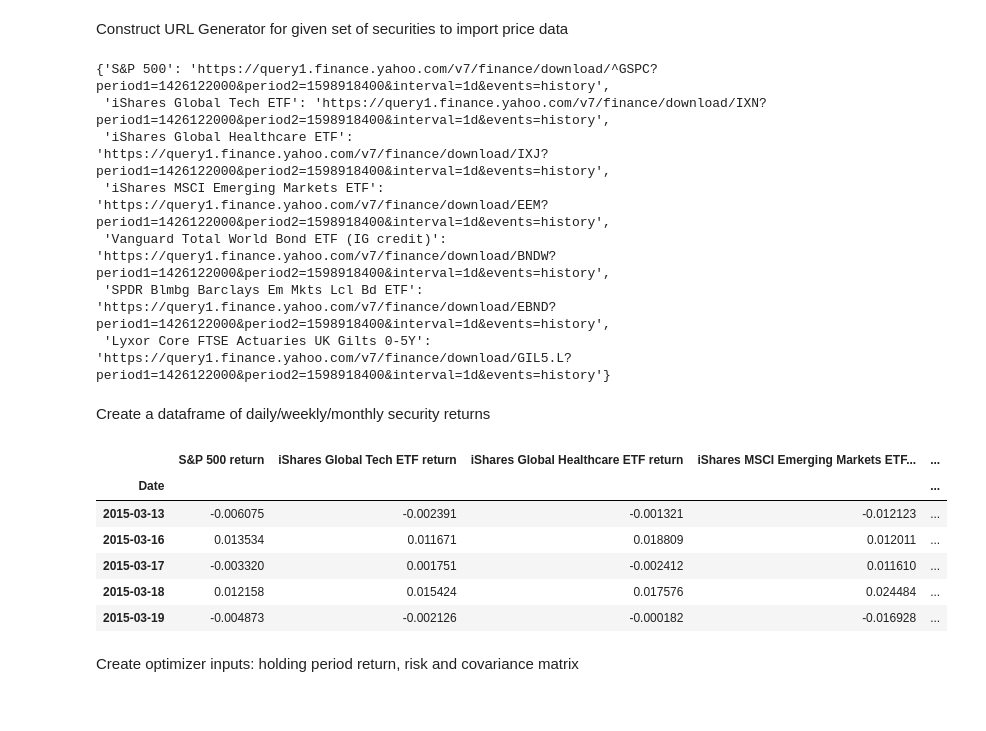
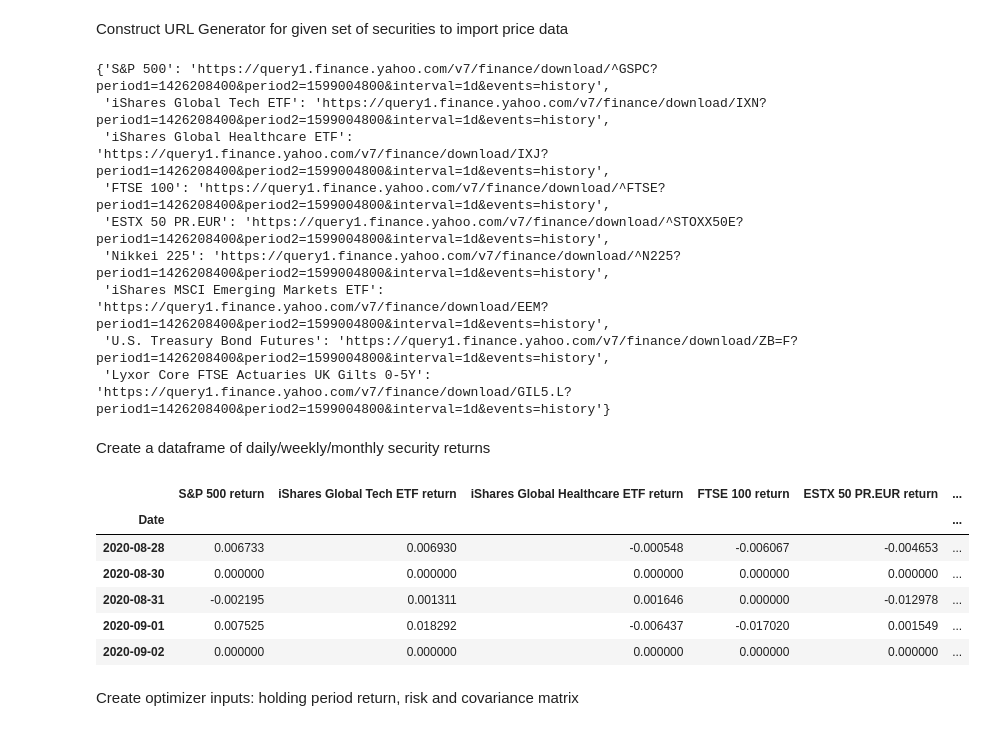
Before and after one commit to dhirlea/Portfolio-Optimizer, a Jupyter notebook: YahooPortfolioOptimizer.ipynb, the cells around one changed output. Drawn from its saved outputs; the diff is of its cells as text; code cells hidden in the pictures.

```diff
--- a/YahooPortfolioOptimizer.ipynb
+++ b/YahooPortfolioOptimizer.ipynb
@@ -17,14 +17,14 @@ Construct URL Generator for given set of securities to import price data
 securities_dictionary ={'S&P 500':'^GSPC',
                         'iShares Global Tech ETF' : 'IXN',
                         'iShares Global Healthcare ETF' : 'IXJ',
-                        #'FTSE 100' : '^FTSE',
-                        #'ESTX 50 PR.EUR' : '^STOXX50E',
-                        #'Nikkei 225' : '^N225',
+                        'FTSE 100' : '^FTSE',
+                        'ESTX 50 PR.EUR' : '^STOXX50E',
+                        'Nikkei 225' : '^N225',
                         'iShares MSCI Emerging Markets ETF' : 'EEM',
-                        #'U.S. Treasury Bond Futures' : 'ZB=F',
-                        'Vanguard Total World Bond ETF (IG credit)' : 'BNDW',
+                        'U.S. Treasury Bond Futures' : 'ZB=F',
+                        #'Vanguard Total World Bond ETF (IG credit)' : 'BNDW',
                         #'Gold' : 'GC=F',
-                        'SPDR Blmbg Barclays Em Mkts Lcl Bd ETF' : 'EBND',
+                        #'SPDR Blmbg Barclays Em Mkts Lcl Bd ETF' : 'EBND',
                         # 'Crude Oil' : 'CL=F',
                         'Lyxor Core FTSE Actuaries UK Gilts 0-5Y' : 'GIL5.L' #proxy for cash
                         }
@@ -64,13 +64,15 @@ for security in securities_dictionary.keys():
 display(url_dictionary)
 print('\n')
 # %% [output]
-{'S&P 500': 'https://query1.finance.yahoo.com/v7/finance/download/^GSPC?period1=1426122000&period2=1598918400&interval=1d&events=history',
- 'iShares Global Tech ETF': 'https://query1.finance.yahoo.com/v7/finance/download/IXN?period1=1426122000&period2=1598918400&interval=1d&events=history',
- 'iShares Global Healthcare ETF': 'https://query1.finance.yahoo.com/v7/finance/download/IXJ?period1=1426122000&period2=1598918400&interval=1d&events=history',
- 'iShares MSCI Emerging Markets ETF': 'https://query1.finance.yahoo.com/v7/finance/download/EEM?period1=1426122000&period2=1598918400&interval=1d&events=history',
- 'Vanguard Total World Bond ETF (IG credit)': 'https://query1.finance.yahoo.com/v7/finance/download/BNDW?period1=1426122000&period2=1598918400&interval=1d&events=history',
- 'SPDR Blmbg Barclays Em Mkts Lcl Bd ETF': 'https://query1.finance.yahoo.com/v7/finance/download/EBND?period1=1426122000&period2=1598918400&interval=1d&events=history',
- 'Lyxor Core FTSE Actuaries UK Gilts 0-5Y': 'https://query1.finance.yahoo.com/v7/finance/download/GIL5.L?period1=1426122000&period2=1598918400&interval=1d&events=history'}
+{'S&P 500': 'https://query1.finance.yahoo.com/v7/finance/download/^GSPC?period1=1426208400&period2=1599004800&interval=1d&events=history',
+ 'iShares Global Tech ETF': 'https://query1.finance.yahoo.com/v7/finance/download/IXN?period1=1426208400&period2=1599004800&interval=1d&events=history',
+ 'iShares Global Healthcare ETF': 'https://query1.finance.yahoo.com/v7/finance/download/IXJ?period1=1426208400&period2=1599004800&interval=1d&events=history',
+ 'FTSE 100': 'https://query1.finance.yahoo.com/v7/finance/download/^FTSE?period1=1426208400&period2=1599004800&interval=1d&events=history',
+ 'ESTX 50 PR.EUR': 'https://query1.finance.yahoo.com/v7/finance/download/^STOXX50E?period1=1426208400&period2=1599004800&interval=1d&events=history',
+ 'Nikkei 225': 'https://query1.finance.yahoo.com/v7/finance/download/^N225?period1=1426208400&period2=1599004800&interval=1d&events=history',
+ 'iShares MSCI Emerging Markets ETF': 'https://query1.finance.yahoo.com/v7/finance/download/EEM?period1=1426208400&period2=1599004800&interval=1d&events=history',
+ 'U.S. Treasury Bond Futures': 'https://query1.finance.yahoo.com/v7/finance/download/ZB=F?period1=1426208400&period2=1599004800&interval=1d&events=history',
+ 'Lyxor Core FTSE Actuaries UK Gilts 0-5Y': 'https://query1.finance.yahoo.com/v7/finance/download/GIL5.L?period1=1426208400&period2=1599004800&interval=1d&events=history'}
 # %% [markdown]
 Create a dataframe of daily/weekly/monthly security returns
 # %%
@@ -92,41 +94,41 @@ for security in url_dictionary.keys():
     #Set dates in each dataframe to Datetime objects
     securities_price_dictionary[security]['Date'] = pd.to_datetime(securities_price_dictionary[security]['Date'])
 
     #Set the index of sub-dataframes to the Date column to help with concatenation
     securities_price_dictionary[security].set_index('Date', inplace=True)
 
 #Concatenate sub-dataframes of dictionary into one main dataframe and set column names
 
 securities_price_df = pd.concat(securities_price_dictionary, axis=1)
 
 securities_price_df.columns= url_dictionary.keys()
 
 col_names = [ name + ' return' for name in url_dictionary.keys()]
 
 #Compute return series and ffill missing values
 securities_return_df = securities_price_df.pct_change(fill_method='ffill')
 securities_return_df.fillna(0, inplace=True)
 securities_return_df = securities_return_df.set_index(securities_price_df.index)
 securities_return_df.drop(securities_return_df.index[0], inplace=True)
 
 
 securities_return_df.columns = col_names
 
 #Print prices and returns dataframes for debugging purposes
 
 #display(securities_price_df.head())
 
-display(securities_return_df.head())
+display(securities_return_df.tail())
 
 print('\n')
 # %% [output]
-|  | S&P 500 return | iShares Global Tech ETF return | iShares Global Healthcare ETF return | iShares MSCI Emerging Markets ETF... | ... |
-| Date |  |  |  |  | ... |
-| 2015-03-13 | -0.006075 | -0.002391 | -0.001321 | -0.012123 | ... |
-| 2015-03-16 | 0.013534 | 0.011671 | 0.018809 | 0.012011 | ... |
-| 2015-03-17 | -0.003320 | 0.001751 | -0.002412 | 0.011610 | ... |
-| 2015-03-18 | 0.012158 | 0.015424 | 0.017576 | 0.024484 | ... |
-| 2015-03-19 | -0.004873 | -0.002126 | -0.000182 | -0.016928 | ... |
+|  | S&P 500 return | iShares Global Tech ETF return | iShares Global Healthcare ETF return | FTSE 100 return | ESTX 50 PR.EUR return | ... |
+| Date |  |  |  |  |  | ... |
+| 2020-08-28 | 0.006733 | 0.006930 | -0.000548 | -0.006067 | -0.004653 | ... |
+| 2020-08-30 | 0.000000 | 0.000000 | 0.000000 | 0.000000 | 0.000000 | ... |
+| 2020-08-31 | -0.002195 | 0.001311 | 0.001646 | 0.000000 | -0.012978 | ... |
+| 2020-09-01 | 0.007525 | 0.018292 | -0.006437 | -0.017020 | 0.001549 | ... |
+| 2020-09-02 | 0.000000 | 0.000000 | 0.000000 | 0.000000 | 0.000000 | ... |
 # %% [markdown]
 Create optimizer inputs: holding period return, risk and covariance matrix
 # %%
```
Also changed, not shown: parts of 6 cells of this notebook.
